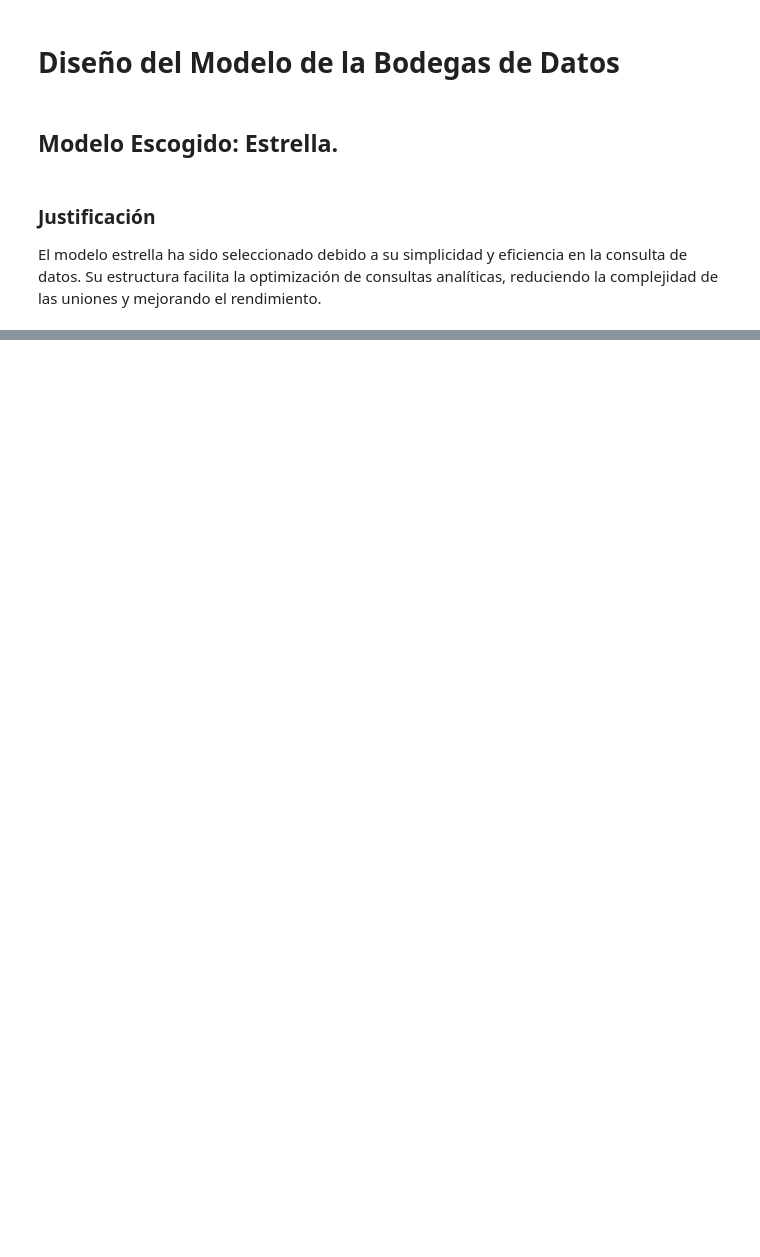
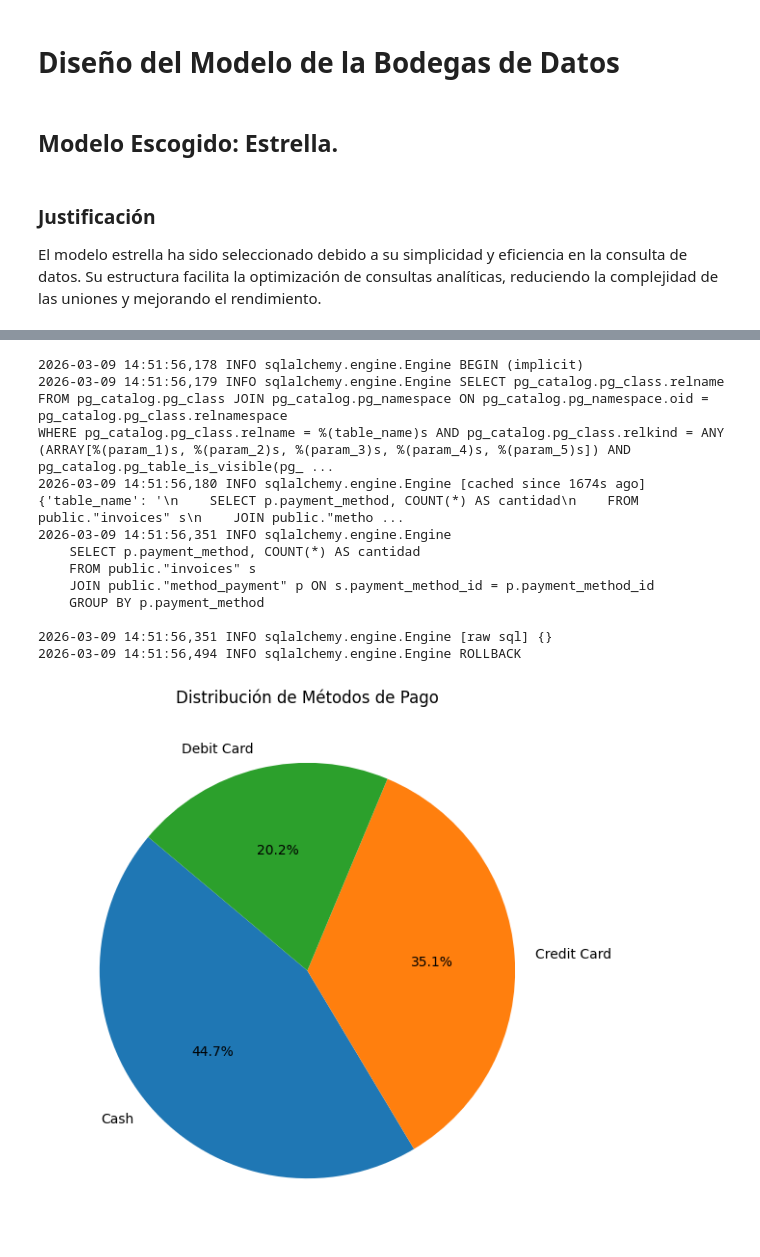
Before and after one commit to Gabriel-Uraza611/Data_Science, a Jupyter notebook: project.ipynb, the cells around one changed output, grey strips where cells are left out. Cells and saved outputs as stored; diff of their text form; code cells hidden in the pictures; blank space fills up the shorter version.

```diff
--- a/project.ipynb
+++ b/project.ipynb
@@ -471,0 +527,28 @@ age               0
+# %%
+# 2. Métodos de pago utilizados (torta)
+df_metodos_pago = pd.read_sql("""
+    SELECT p.payment_method, COUNT(*) AS cantidad
+    FROM public."invoices" s
+    JOIN public."method_payment" p ON s.payment_method_id = p.payment_method_id
+    GROUP BY p.payment_method
+""", engine)
+
+plt.figure(figsize=(7,7))
+plt.pie(df_metodos_pago['cantidad'], labels=df_metodos_pago['payment_method'], autopct='%1.1f%%', startangle=140)
+plt.title("Distribución de Métodos de Pago")
+plt.show()
+# %% [output]
+2026-03-09 14:51:56,178 INFO sqlalchemy.engine.Engine BEGIN (implicit)
+2026-03-09 14:51:56,179 INFO sqlalchemy.engine.Engine SELECT pg_catalog.pg_class.relname
+FROM pg_catalog.pg_class JOIN pg_catalog.pg_namespace ON pg_catalog.pg_namespace.oid = pg_catalog.pg_class.relnamespace
+WHERE pg_catalog.pg_class.relname = %(table_name)s AND pg_catalog.pg_class.relkind = ANY (ARRAY[%(param_1)s, %(param_2)s, %(param_3)s, %(param_4)s, %(param_5)s]) AND pg_catalog.pg_table_is_visible(pg_ ...
+2026-03-09 14:51:56,180 INFO sqlalchemy.engine.Engine [cached since 1674s ago] {'table_name': '\n    SELECT p.payment_method, COUNT(*) AS cantidad\n    FROM public."invoices" s\n    JOIN public."metho ...
+2026-03-09 14:51:56,351 INFO sqlalchemy.engine.Engine
+    SELECT p.payment_method, COUNT(*) AS cantidad
+    FROM public."invoices" s
+    JOIN public."method_payment" p ON s.payment_method_id = p.payment_method_id
+    GROUP BY p.payment_method
+
+2026-03-09 14:51:56,351 INFO sqlalchemy.engine.Engine [raw sql] {}
+2026-03-09 14:51:56,494 INFO sqlalchemy.engine.Engine ROLLBACK
+[figure, added]
```
Also changed, not shown: parts of 53 cells of this notebook.
